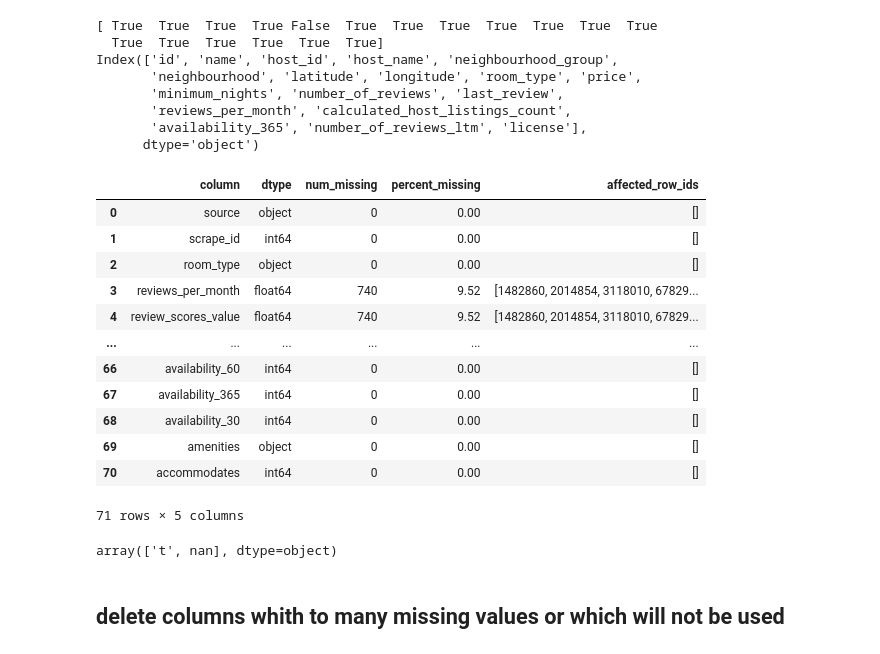
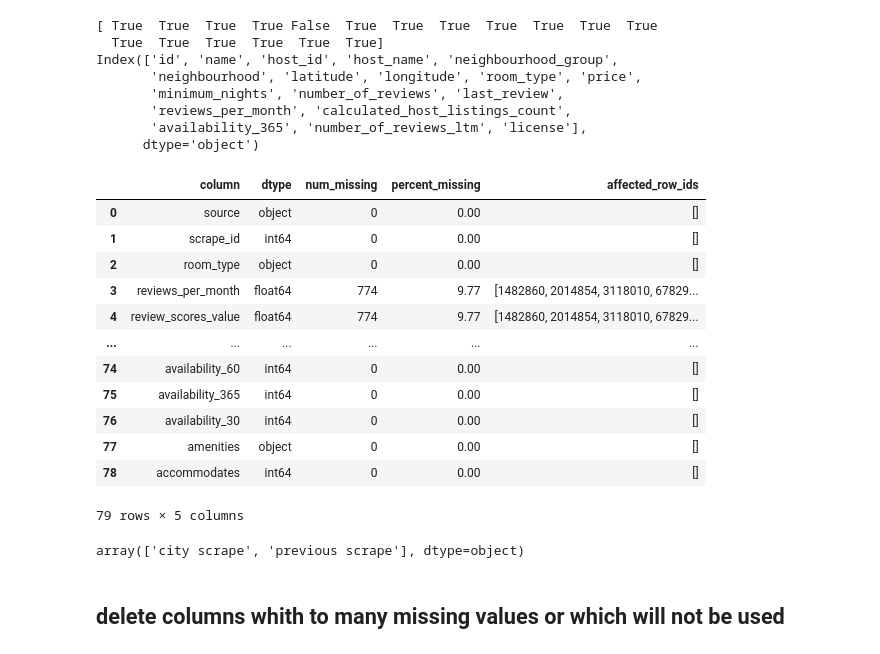
Before and after one commit to Aranidin/Project_ML_SS2025, a Jupyter notebook: Preprocessing/listings_prep.ipynb, the cells around one changed output. Drawn from its saved outputs; the diff is of its cells as text; code cells hidden in the pictures.

```diff
--- a/Preprocessing/listings_prep.ipynb
+++ b/Preprocessing/listings_prep.ipynb
@@ -106,24 +78,24 @@ def missing_info(df, id_column, sort_clmn, sort_ascending=False):
 # %%
-missing_df = missing_info(listings, 'id', 'column', False)
+missing_df = prep.missing_info(listings, 'id', 'column', False)
 missing_df
 # %% [output]
 |  | column | dtype | num_missing | percent_missing | affected_row_ids |
 | 0 | source | object | 0 | 0.00 | [] |
 | 1 | scrape_id | int64 | 0 | 0.00 | [] |
 | 2 | room_type | object | 0 | 0.00 | [] |
-| 3 | reviews_per_month | float64 | 740 | 9.52 | [1482860, 2014854, 3118010, 67829... |
-| 4 | review_scores_value | float64 | 740 | 9.52 | [1482860, 2014854, 3118010, 67829... |
+| 3 | reviews_per_month | float64 | 774 | 9.77 | [1482860, 2014854, 3118010, 67829... |
+| 4 | review_scores_value | float64 | 774 | 9.77 | [1482860, 2014854, 3118010, 67829... |
 | ... | ... | ... | ... | ... | ... |
-| 66 | availability_60 | int64 | 0 | 0.00 | [] |
-| 67 | availability_365 | int64 | 0 | 0.00 | [] |
-| 68 | availability_30 | int64 | 0 | 0.00 | [] |
-| 69 | amenities | object | 0 | 0.00 | [] |
-| 70 | accommodates | int64 | 0 | 0.00 | [] |
+| 74 | availability_60 | int64 | 0 | 0.00 | [] |
+| 75 | availability_365 | int64 | 0 | 0.00 | [] |
+| 76 | availability_30 | int64 | 0 | 0.00 | [] |
+| 77 | amenities | object | 0 | 0.00 | [] |
+| 78 | accommodates | int64 | 0 | 0.00 | [] |
-71 rows × 5 columns
+79 rows × 5 columns
 # %%
-listings['h'].unique()
+listings['source'].unique()
 # %% [output]
-array(['t', nan], dtype=object)
+array(['city scrape', 'previous scrape'], dtype=object)
 # %% [markdown]
 ## delete columns whith to many missing values or which will not be used
 # %%
```
Also changed, not shown: parts of 13 cells of this notebook, 2 other files.
